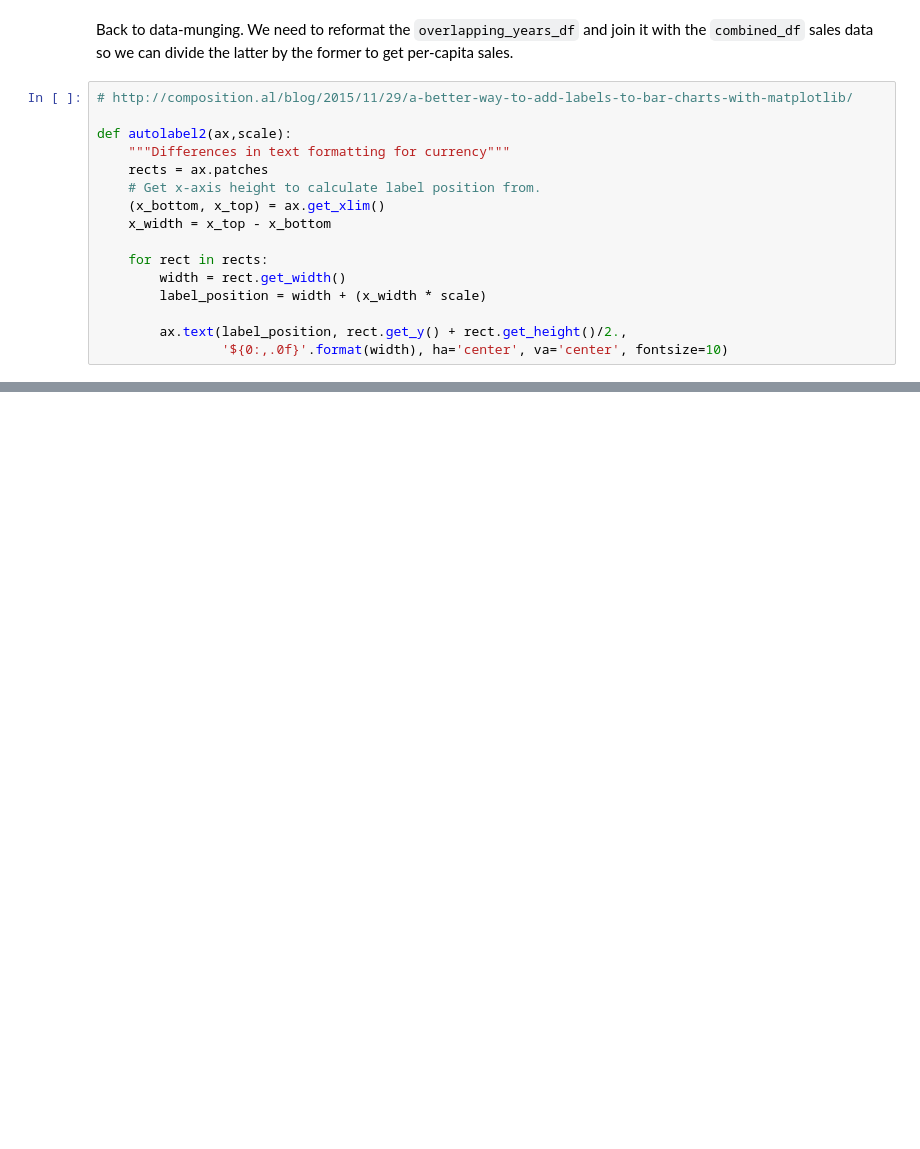
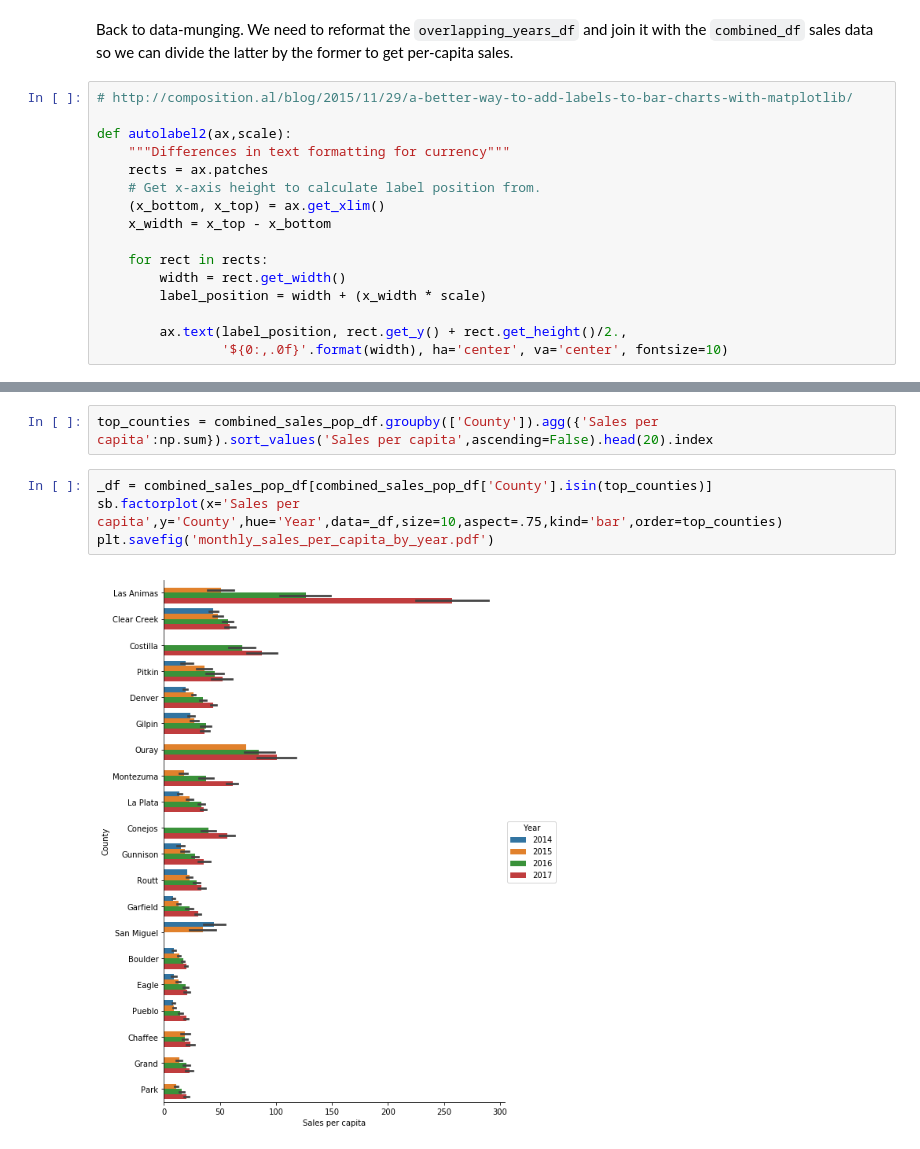
Before and after one commit to brianckeegan/cannabis_data, a Jupyter notebook: CO_Marijuana_Sales_Data.ipynb, the cells around one changed output, grey strips where cells are left out. Cells and saved outputs as stored; diff of their text form; blank space fills up the shorter version.

Commit message:
Break out per-capita results by year

```diff
--- a/CO_Marijuana_Sales_Data.ipynb
+++ b/CO_Marijuana_Sales_Data.ipynb
@@ -504,0 +541,8 @@ plt.savefig('cumulative_marijuana_sales_per_county.png',dpi=300,bbox_inches='tig
+# %%
+top_counties = combined_sales_pop_df.groupby(['County']).agg({'Sales per capita':np.sum}).sort_values('Sales per capita',ascending=False).head(20).index
+# %%
+_df = combined_sales_pop_df[combined_sales_pop_df['County'].isin(top_counties)]
+sb.factorplot(x='Sales per capita',y='County',hue='Year',data=_df,size=10,aspect=.75,kind='bar',order=top_counties)
+plt.savefig('monthly_sales_per_capita_by_year.pdf')
+# %% [output]
+[figure, added]
```
Also changed, not shown: parts of 16 cells of this notebook, 4 other files.
